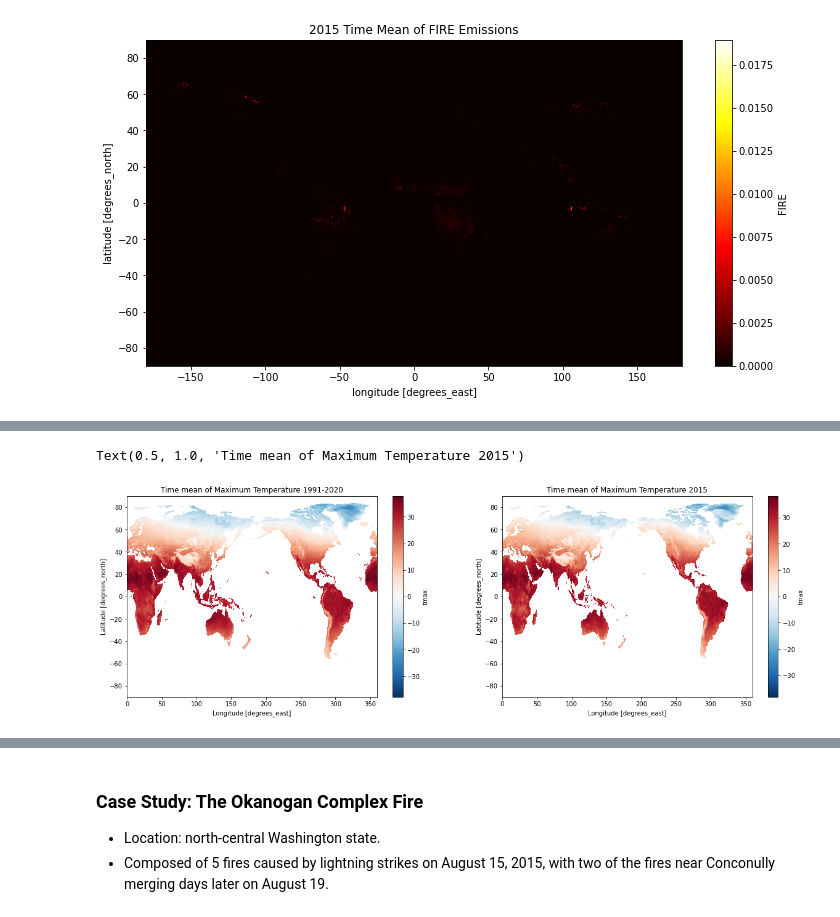
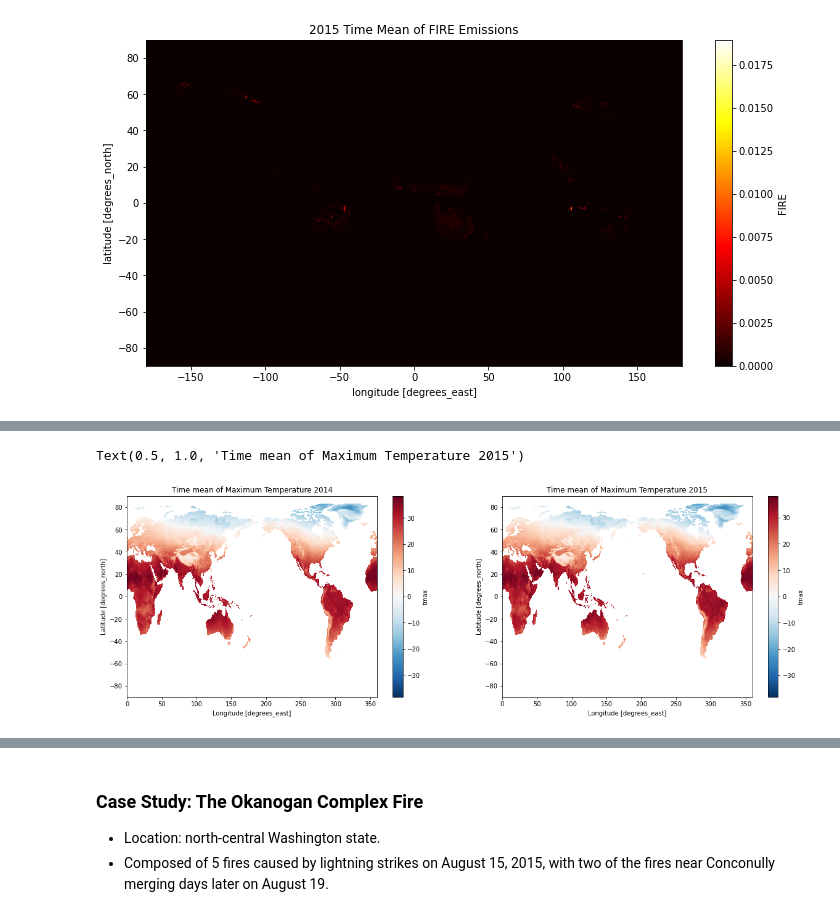
Before and after one commit to SophKJ/finalproject_fall21, a Jupyter notebook: FireFuelEmissions.ipynb, the cells around one changed output, grey strips where cells are left out. Cells and saved outputs as stored; diff of their text form; code cells hidden in the pictures.

```diff
--- a/FireFuelEmissions.ipynb
+++ b/FireFuelEmissions.ipynb
@@ -166,15 +168,15 @@ Attributes:
 # %%
 fig, ax = plt.subplots(ncols=2,figsize=(20,6))
 ax0,ax1 = ax
 
-tmax.tmax.mean('time').plot(ax=ax0)
-ax0.set_title('Time mean of Maximum Temperature 1991-2020')
+tmax_2014.tmax.mean('time').plot(ax=ax0)
+ax0.set_title('Time mean of Maximum Temperature 2014')
 
 tmax_2015.tmax.mean('time').plot(ax=ax1)
 ax1.set_title('Time mean of Maximum Temperature 2015')
 # %% [output]
 Text(0.5, 1.0, 'Time mean of Maximum Temperature 2015')
-[figure, old version]
+[figure, new version]
 # %%
 precip = xr.open_dataset('https://psl.noaa.gov/thredds/dodsC/Datasets/cpc_global_precip/precip.day.1991-2020.ltm.nc')
 #precip
```
Also changed, not shown: parts of 8 cells of this notebook.
